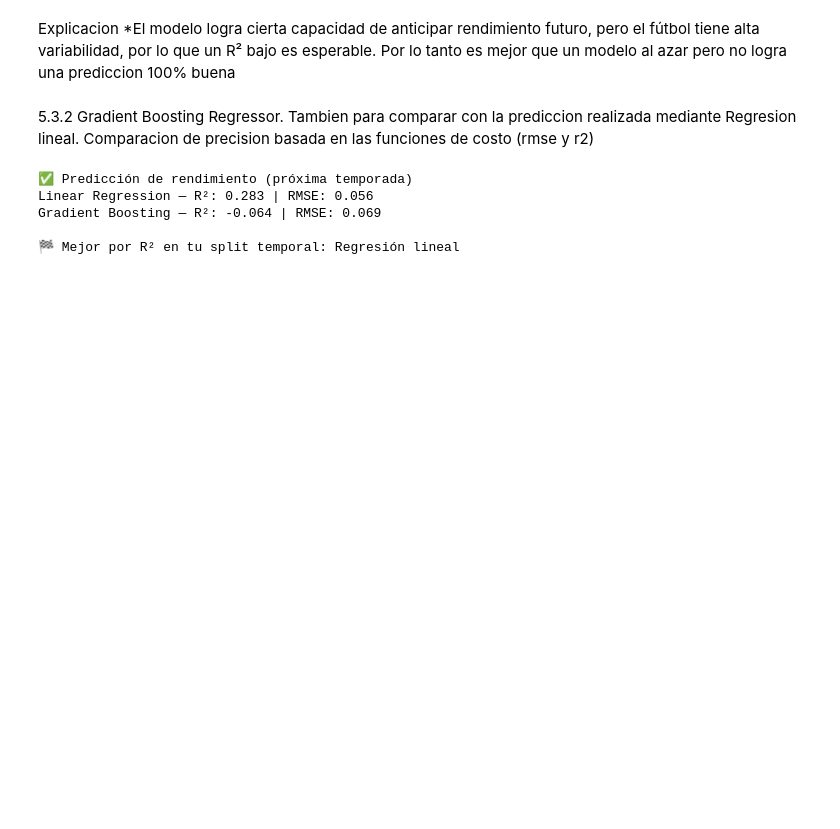
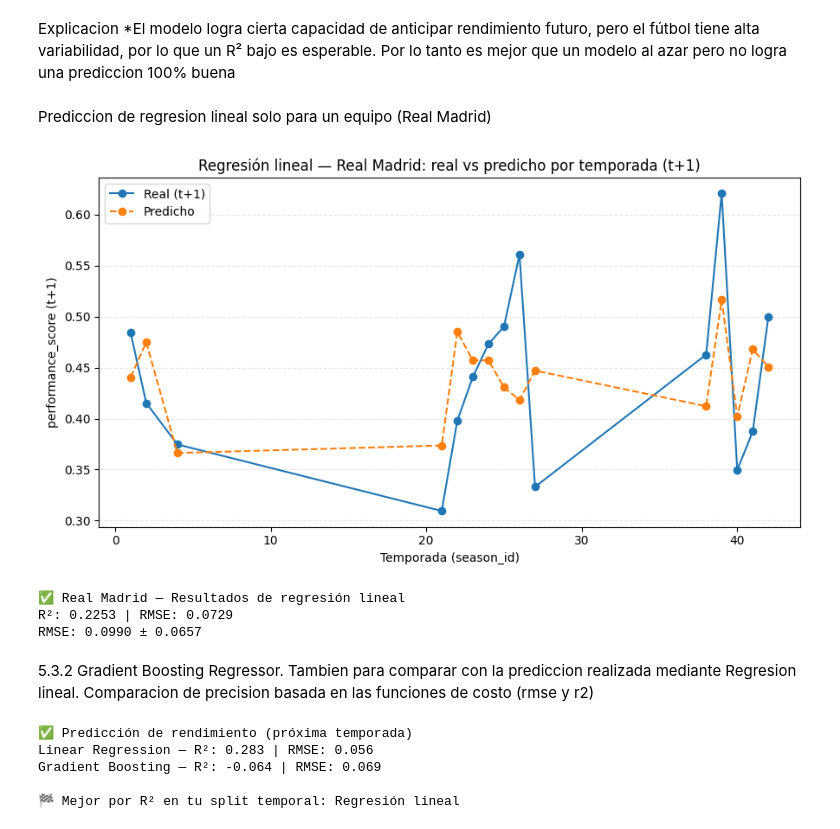
Before and after one commit to VainstubTomas/Aprendizaje_Automatico_Grandes_Datos, a Jupyter notebook: main.ipynb, the cells around one changed output. Cells and saved outputs as stored; diff of their text form; code cells hidden in the pictures; blank space fills up the shorter version.

```diff
--- a/main.ipynb
+++ b/main.ipynb
@@ -1695,6 +1703,66 @@ NameError: name 'df_model' is not defined
 # %% [markdown]
 Explicacion
 *El modelo logra cierta capacidad de anticipar rendimiento futuro, pero el fútbol tiene alta variabilidad, por lo que un R² bajo es esperable. Por lo tanto es mejor que un modelo al azar pero no logra una prediccion 100% buena
+# %% [markdown]
+Prediccion de regresion lineal solo para un equipo (Real Madrid)
+# %%
+# === Predicción individual: Real Madrid ===
+import numpy as np
+import pandas as pd
+import matplotlib.pyplot as plt
+from sklearn.model_selection import TimeSeriesSplit, cross_val_score
+from sklearn.linear_model import LinearRegression
+from sklearn.metrics import r2_score, mean_squared_error
+
+# --- 1) Filtrar solo Real Madrid ---
+team_name = "Real Madrid"
+team_df = df_future[df_future["team"] == team_name].sort_values("season_id").copy()
+
+# --- 2) Definir features y target ---
+features = ["offensive_score", "defensive_score", "tactical_score", "performance_score"]
+target = "next_performance_score"
+
+X = team_df[features].values
+y = team_df[target].values
+
+# --- 3) Validación cruzada temporal ---
+tscv = TimeSeriesSplit(n_splits=min(5, len(X)-3))
+
+r2_scores = cross_val_score(LinearRegression(), X, y, cv=tscv, scoring="r2")
+rmse_scores = -cross_val_score(LinearRegression(), X, y, cv=tscv,
+                               scoring="neg_root_mean_squared_error")
+
+r2_mean = np.mean(r2_scores)
+rmse_mean = np.mean(rmse_scores)
+
+# --- 4) Entrenar modelo final para graficar ---
+lin_final = LinearRegression().fit(X, y)
+y_pred = lin_final.predict(X)
+
+# --- 5) Métricas finales ---
+r2_full = r2_score(y, y_pred)
+rmse_full = np.sqrt(mean_squared_error(y, y_pred))
+
+# --- 6) Gráfico de rendimiento real vs predicho ---
+plt.figure(figsize=(9,5))
+plt.plot(team_df["season_id"], y, 'o-', label="Real (t+1)", color="#1f77b4")
+plt.plot(team_df["season_id"], y_pred, 'o--', label="Predicho", color="#ff7f0e")
+plt.title(f"Regresión lineal — {team_name}: real vs predicho por temporada (t+1)")
+plt.xlabel("Temporada (season_id)")
+plt.ylabel("performance_score (t+1)")
+plt.legend()
+plt.grid(axis="y", ls="--", alpha=0.3)
+plt.tight_layout()
+plt.show()
+
+print(f"✅ {team_name} — Resultados de regresión lineal")
+print(f"R²: {r2_full:.4f} | RMSE: {rmse_full:.4f}")
+print(f"RMSE: {rmse_mean:.4f} ± {rmse_scores.std():.4f}")
+# %% [output]
+[figure, added]
+✅ Real Madrid — Resultados de regresión lineal
+R²: 0.2253 | RMSE: 0.0729
+RMSE: 0.0990 ± 0.0657
 # %% [markdown]
 5.3.2 Gradient Boosting Regressor. Tambien para comparar con la prediccion realizada mediante Regresion lineal. Comparacion de precision basada en las funciones de costo (rmse y r2)
 # %%
```
Also changed, not shown: parts of 12 cells of this notebook.
